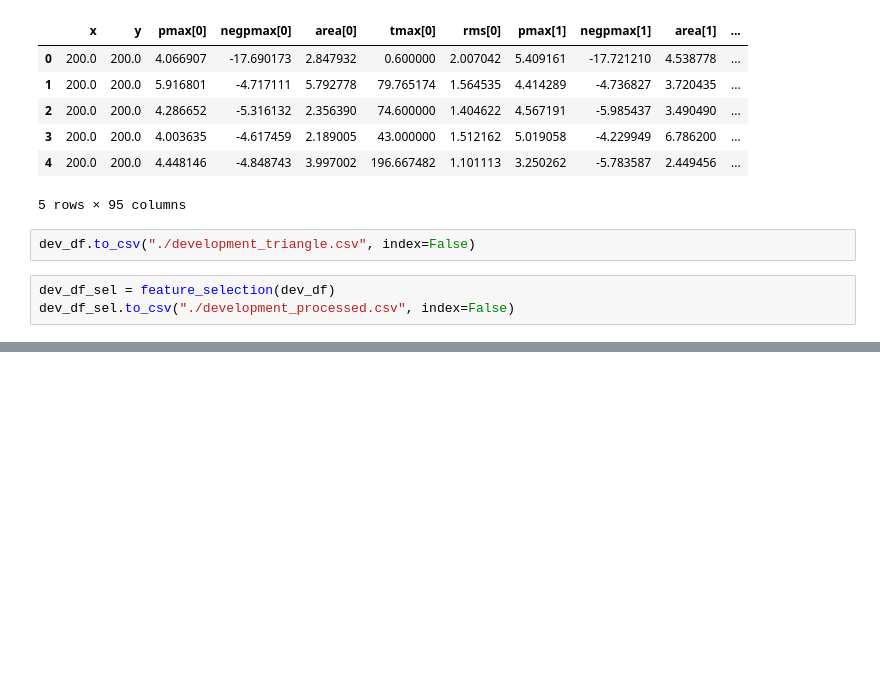
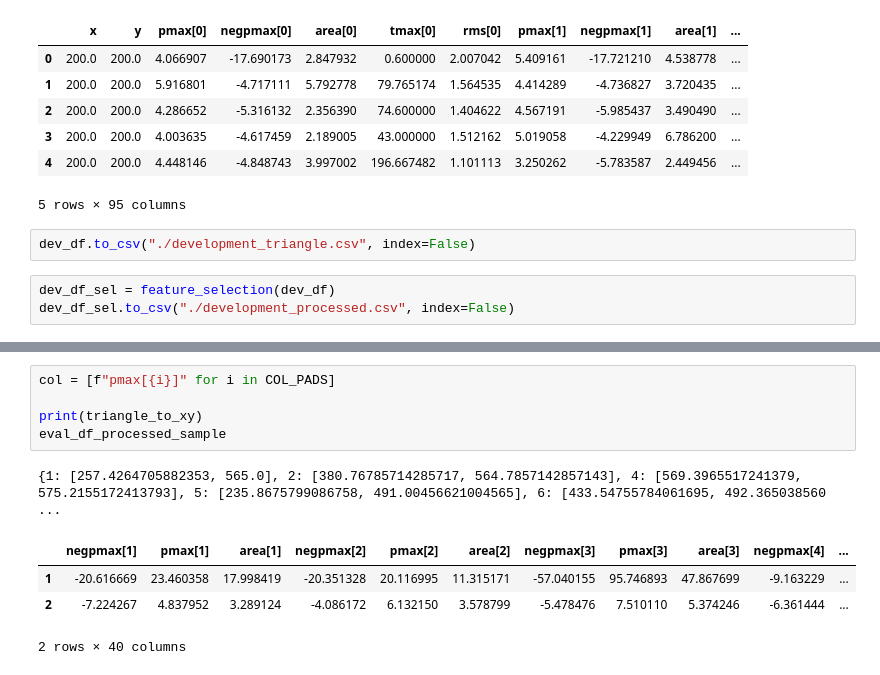
Before and after one commit to Gin549/DsLabProejct, a Jupyter notebook: scripts/jupyter_tests/tests.ipynb, the cells around one changed output, grey strips where cells are left out. Drawn from its saved outputs; the diff is of its cells as text; blank space fills up the shorter version.

```diff
--- a/scripts/jupyter_tests/tests.ipynb
+++ b/scripts/jupyter_tests/tests.ipynb
@@ -656,0 +1023,11 @@ dev_df_sel.to_csv("./development_processed.csv", index=False)
+# %%
+col = [f"pmax[{i}]" for i in COL_PADS]
+
+print(triangle_to_xy)
+eval_df_processed_sample
+# %% [output]
+{1: [257.4264705882353, 565.0], 2: [380.76785714285717, 564.7857142857143], 4: [569.3965517241379, 575.2155172413793], 5: [235.8675799086758, 491.00456621004565], 6: [433.54755784061695, 492.365038560 ...
+|  | negpmax[1] | pmax[1] | area[1] | negpmax[2] | pmax[2] | area[2] | negpmax[3] | pmax[3] | area[3] | negpmax[4] | ... |
+| 1 | -20.616669 | 23.460358 | 17.998419 | -20.351328 | 20.116995 | 11.315171 | -57.040155 | 95.746893 | 47.867699 | -9.163229 | ... |
+| 2 | -7.224267 | 4.837952 | 3.289124 | -4.086172 | 6.132150 | 3.578799 | -5.478476 | 7.510110 | 5.374246 | -6.361444 | ... |
+2 rows × 40 columns
```
Also changed, not shown: parts of 21 cells of this notebook, 2 other files.
